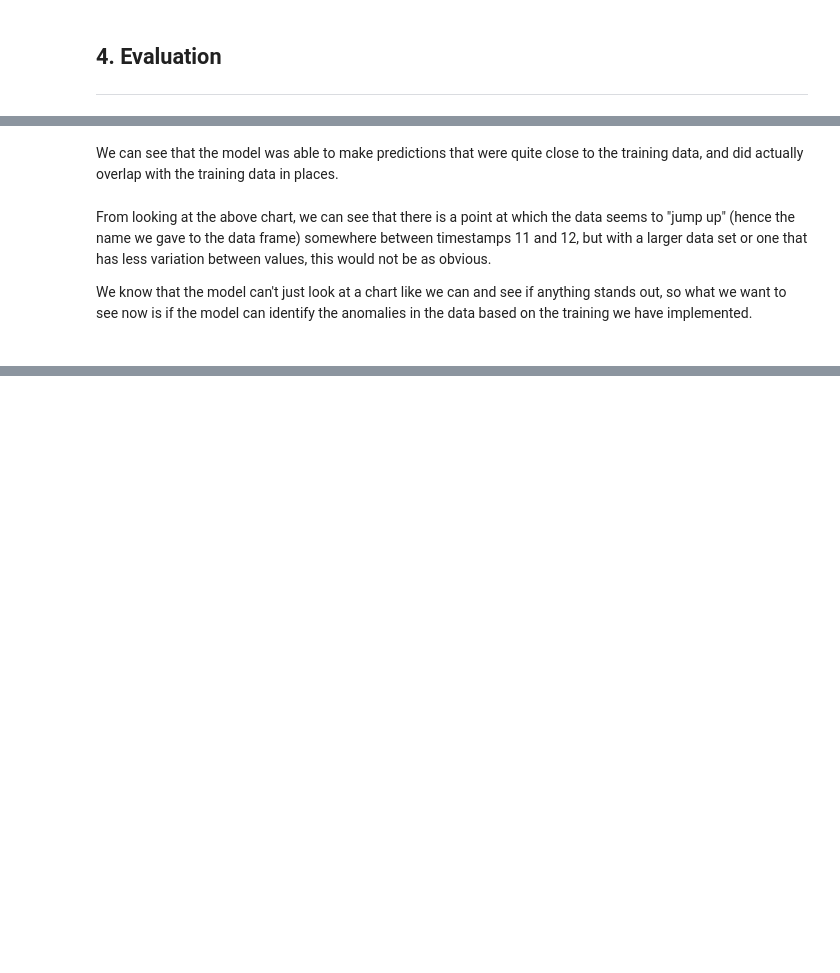
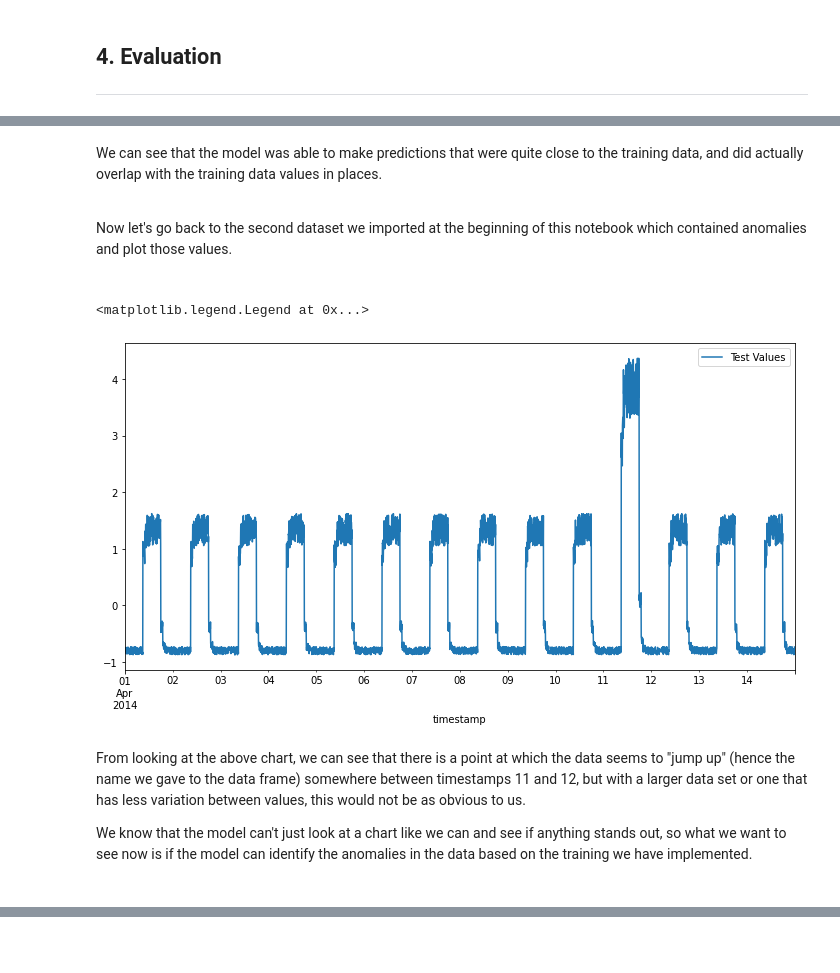
Before and after one commit to G00398258/machinelearningstats-portfolio, a Jupyter notebook: keras-time-series-anomaly.ipynb, the cells around one changed output, grey strips where cells are left out. Cells and saved outputs as stored; diff of their text form; code cells hidden in the pictures; blank space fills up the shorter version.

```diff
--- a/keras-time-series-anomaly.ipynb
+++ b/keras-time-series-anomaly.ipynb
@@ -408,5 +559,9 @@ ax.legend();
 # %% [markdown]
-We can see that the model was able to make predictions that were quite close to the training data, and did actually overlap with the training data in places.
+We can see that the model was able to make predictions that were quite close to the training data, and did actually overlap with the training data values in places.
+<br>
+
+Now let's go back to the second dataset we imported at the beginning of this notebook which contained anomalies and plot those values.
+<br>
 # %%
 # scaling the values in the with-anomalies dataset down, as we did with the no-anomaly data earlier
 # store values in a new data frame called test_value
@@ -414,13 +569,16 @@ df_test_value = (df_daily_jumpsup - train_mean) / train_std
 # %%
 # create a subplot and set the figsize
 fig, ax = plt.subplots(figsize=(12, 6))
 
 # plot the test values in the with-anomalies dataset
 df_test_value.plot(ax=ax)
 
-plt.legend(['Test Values'])
+plt.legend(['Test Values'], loc="upper right")
+# %% [output]
+<matplotlib.legend.Legend at 0x...>
+[figure, added]
 # %% [markdown]
-From looking at the above chart, we can see that there is a point at which the data seems to "jump up" (hence the name we gave to the data frame) somewhere between timestamps 11 and 12, but with a larger data set or one that has less variation between values, this would not be as obvious.
+From looking at the above chart, we can see that there is a point at which the data seems to "jump up" (hence the name we gave to the data frame) somewhere between timestamps 11 and 12, but with a larger data set or one that has less variation between values, this would not be as obvious to us.
 <br>
 
 We know that the model can't just look at a chart like we can and see if anything stands out, so what we want to see now is if the model can identify the anomalies in the data based on the training we have implemented.
```
Also changed, not shown: parts of 53 cells of this notebook.
